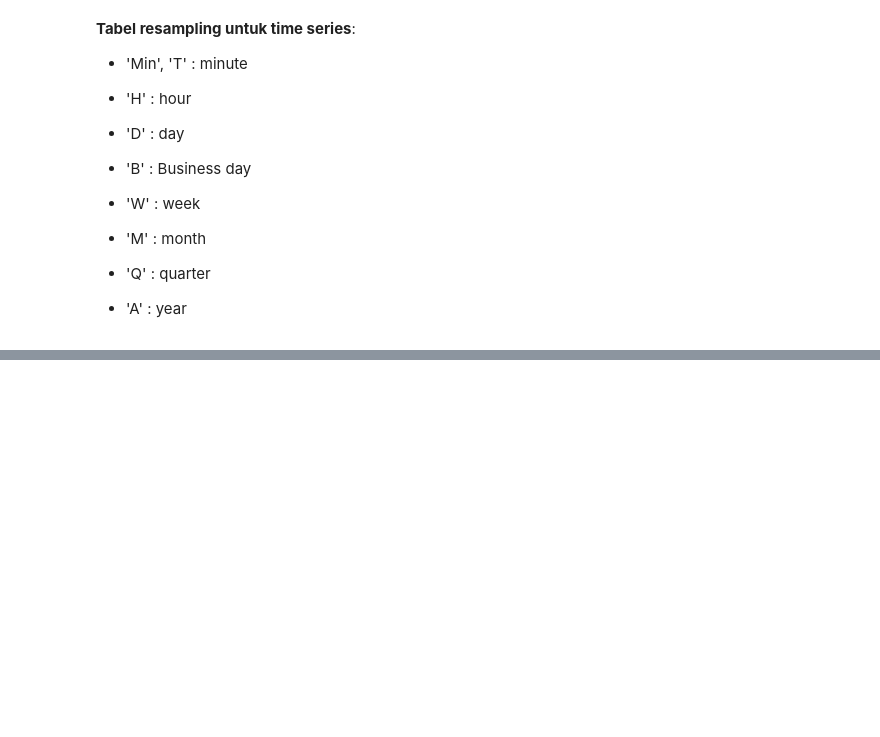
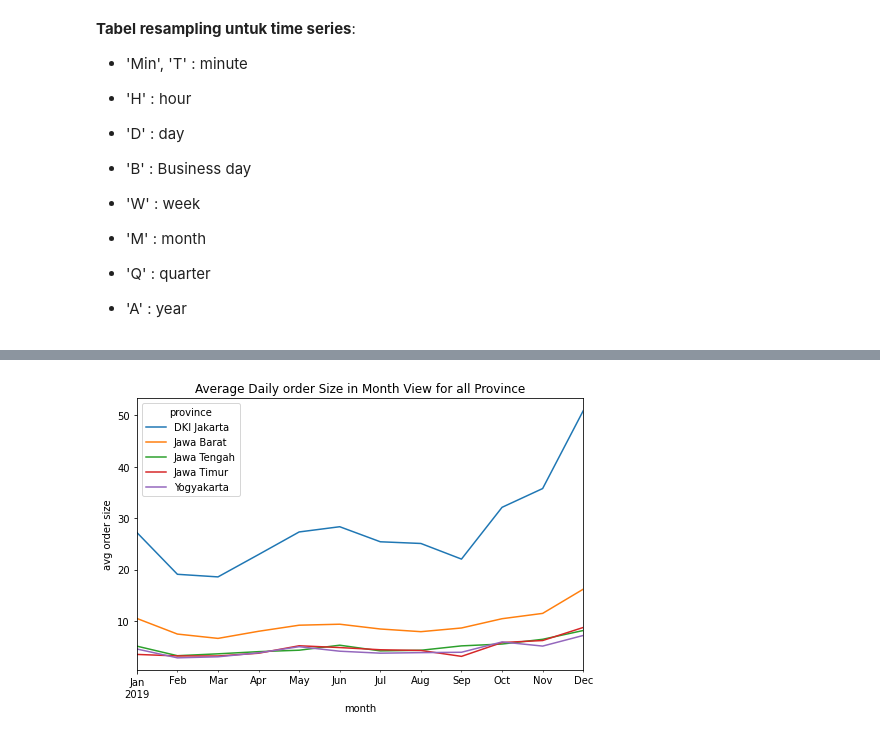
Before and after one commit to setyo-dwi-pratama/Courses, a Jupyter notebook: 9_Data_Manipulation_with_Pandas_Part_2_.ipynb, the cells around one changed output, grey strips where cells are left out. Drawn from its saved outputs; the diff is of its cells as text; code cells hidden in the pictures; blank space fills up the shorter version.

```diff
--- a/9_Data_Manipulation_with_Pandas_Part_2_.ipynb
+++ b/9_Data_Manipulation_with_Pandas_Part_2_.ipynb
@@ -1835,0 +2296,23 @@ Dari Resampling ini, kemudian dapat menerapkan metode statistik untuk transform
+# %%
+# [4]. Filter hanya 5 province terbesar di pulau Jawa
+print('\nFILTER 5 PROVINCE TERBESAR DI PULAU JAWA\n')
+java = ['DKI Jakarta','Jawa Barat','Jawa Tengah','Jawa Timur','Yogyakarta']
+retail_table = retail_table.loc[retail_table['province'].isin(java)]
+# Untuk memastikan kolom provinsi isinya sudah sama dengan java
+print(retail_table['province'].unique())
+
+# [5]. Kelompokkan sesuai dengan order_date dan province kemudian aggregasikan
+groupby_city_province = retail_table.groupby(['order_date','province']).agg({
+'order_id': 'nunique',
+'customer_id': 'nunique',
+'product_id': 'nunique',
+'brand': 'nunique',
+'total_price': sum
+})
+# Ubah nama kolomnya menjadi 'order','customer','product','brand','GMV'
+groupby_city_province.columns = ['order','customer','product','brand','GMV']
+print('\ngroupby_city_province (10 data teratas):\n', groupby_city_province.head(10))
+
+# [6]. Unstack untuk mendapatkan order_date di bagian baris dan province di bagian column
+unstack_city_province = groupby_city_province.unstack('province').fillna(0)
+print('\nunstack_city_province (5 data teratas):\n', unstack_city_province.head())
@@ -1835,0 +2347,9 @@ Dari Resampling ini, kemudian dapat menerapkan metode statistik untuk transform
+# %%
+# [7]. Slicing data untuk masing-masing measurement, misal: order
+idx = pd.IndexSlice
+by_order = unstack_city_province.loc[:,idx['order']]
+print('\nby order (5 data teratas):\n', by_order.head())
+
+# [8]. Lakukan resampling pada data tersebut untuk dilakukan perhitungan rata-rata bulanan
+by_order_monthly_mean = by_order.resample('M').mean()
+print('\nby_order_monthly_mean (5 data teratas):\n', by_order_monthly_mean.head())
@@ -1835,0 +2381,13 @@ Dari Resampling ini, kemudian dapat menerapkan metode statistik untuk transform
+# %%
+import matplotlib.pyplot as plt
+
+# [9]. Plot untuk hasil pada langkah #[8]
+by_order_monthly_mean.plot(
+figsize = (8,5),
+title = 'Average Daily order Size in Month View for all Province'
+)
+plt.ylabel('avg order size')
+plt.xlabel('month')
+plt.show()
+# %% [output]
+[figure, added]
```
Also changed, not shown: parts of 47 cells of this notebook.
